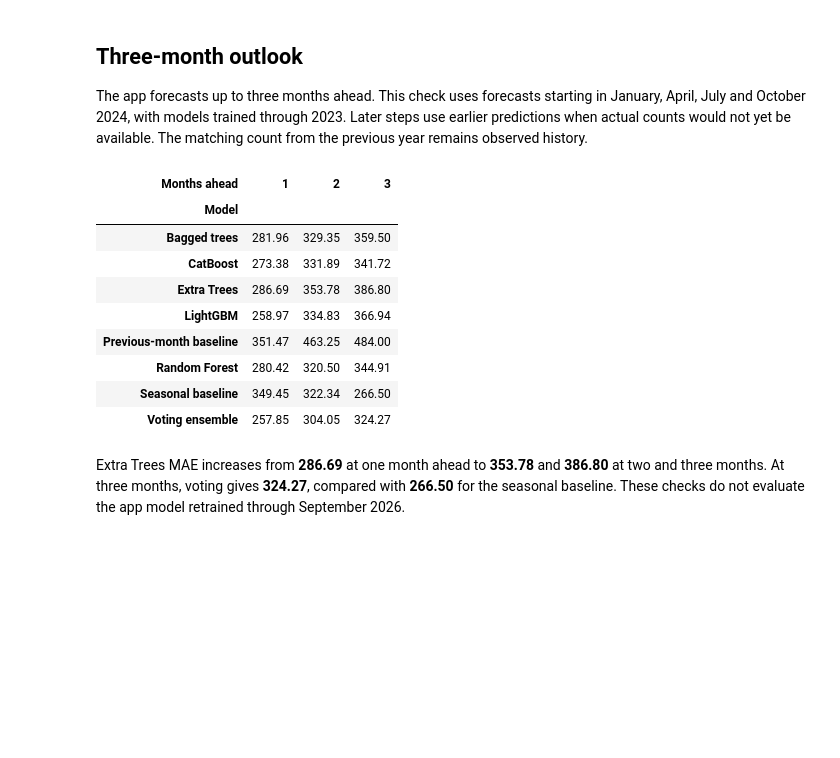
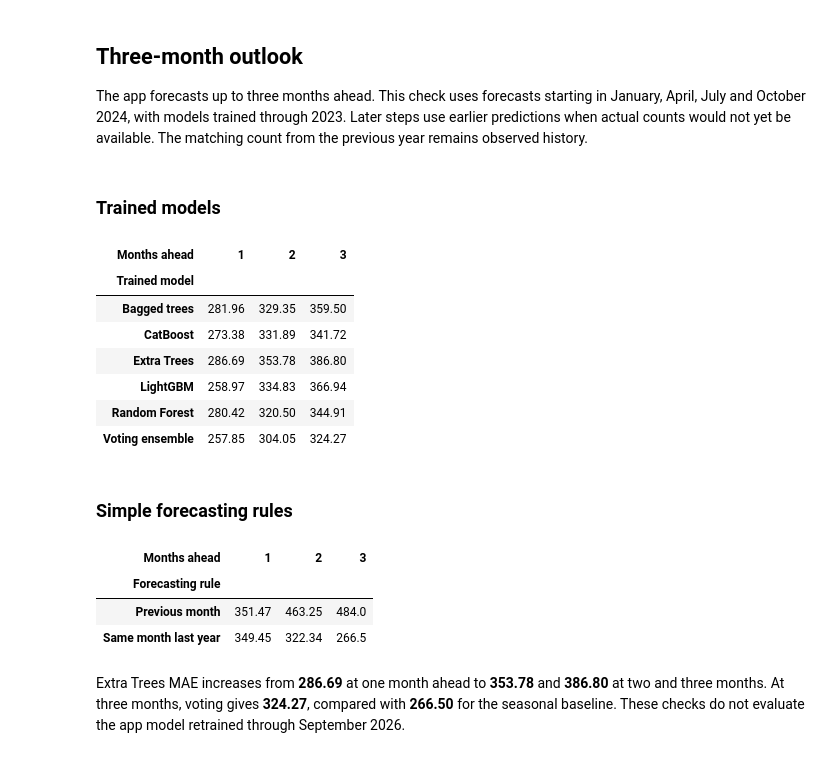
Before and after one commit to sbuhary/sri-lanka-tourism-forecast, a Jupyter notebook: notebooks/Tourism_Arrivals_Analysis.ipynb, the cells around one changed output. Drawn from its saved outputs; the diff is of its cells as text; code cells hidden in the pictures; blank space fills up the shorter version.

```diff
--- a/notebooks/Tourism_Arrivals_Analysis.ipynb
+++ b/notebooks/Tourism_Arrivals_Analysis.ipynb
@@ -219,10 +221,24 @@ def compare_models(fitted, frame):
                          for name, prediction in estimates.items()}).T.sort_values('MAE')
 
 
+def show_comparison(scores, decimals=3):
+    rule_names = ['Previous-month baseline', 'Seasonal baseline']
+    trained = scores.loc[~scores.index.isin(rule_names)].copy()
+    rules = scores.loc[scores.index.isin(rule_names)].copy()
+    trained.index.name = 'Trained model'
+    rules = rules.rename(index={'Previous-month baseline': 'Previous month',
+                                'Seasonal baseline': 'Same month last year'})
+    rules.index.name = 'Forecasting rule'
+    display(Markdown('### Trained models'))
+    display(trained.rename(columns={'R2': 'R²', 'WAPE_pct': 'WAPE %'}).round(decimals))
+    display(Markdown('### Simple forecasting rules'))
+    display(rules.rename(columns={'R2': 'R²', 'WAPE_pct': 'WAPE %'}).round(decimals))
+
+
 models = fit_models(train_data)
 comparison = compare_models(models, validation_data)
 chosen_name = 'Extra Trees'
-display(comparison.round(3))
+show_comparison(comparison)
 
 
 def predict_arrivals(frame):
@@ -321,43 +347,48 @@ for name in list(models) + ['Previous-month baseline', 'Seasonal baseline']:
             for country in sorted(known_countries):
                 inputs = {'Country': country, 'month_number': target_month.month}
                 for lag in [1, 2, 3, 12]:
                     earlier_month = target_month - lag
                     key = (country, earlier_month)
                     # Do not feed future actual counts into the forecast.
                     inputs[f'lag_{lag}'] = (forecast_values.get(key) if earlier_month >= start_month
                                            else history.get(key))
                 if all(pd.notna(value) for value in inputs.values()):
                     batch.append(inputs)
             frame = pd.DataFrame(batch)
             if name == 'Previous-month baseline':
                 estimates = frame.lag_1.to_numpy()
             elif name == 'Seasonal baseline':
                 estimates = frame.lag_12.to_numpy()
             else:
                 estimates = predict_model(name, models[name], frame)
             for country, estimate in zip(frame.Country, estimates):
                 forecast_values[(country, target_month)] = estimate
                 actual = history.get((country, target_month))
                 if pd.notna(actual):
                     horizon_rows.append([name, step + 1, actual, estimate])
 
 horizon_check = pd.DataFrame(horizon_rows, columns=['Model', 'Horizon', 'Actual', 'Prediction'])
 horizon_scores = pd.DataFrame([
     {'Model': name, 'Months ahead': horizon, 'Cases': len(group),
      **calculate_scores(group.Actual, group.Prediction)}
     for (name, horizon), group in horizon_check.groupby(['Model', 'Horizon'])])
-display(horizon_scores.pivot(index='Model', columns='Months ahead', values='MAE').round(2))
+horizon_table = horizon_scores.pivot(index='Model', columns='Months ahead', values='MAE')
+show_comparison(horizon_table, decimals=2)
 # %% [output]
+### Trained models
 | Months ahead | 1 | 2 | 3 |
-| Model |  |  |  |
+| Trained model |  |  |  |
 | Bagged trees | 281.96 | 329.35 | 359.50 |
 | CatBoost | 273.38 | 331.89 | 341.72 |
 | Extra Trees | 286.69 | 353.78 | 386.80 |
 | LightGBM | 258.97 | 334.83 | 366.94 |
-| Previous-month baseline | 351.47 | 463.25 | 484.00 |
 | Random Forest | 280.42 | 320.50 | 344.91 |
-| Seasonal baseline | 349.45 | 322.34 | 266.50 |
 | Voting ensemble | 257.85 | 304.05 | 324.27 |
+### Simple forecasting rules
+| Months ahead | 1 | 2 | 3 |
+| Forecasting rule |  |  |  |
+| Previous month | 351.47 | 463.25 | 484.0 |
+| Same month last year | 349.45 | 322.34 | 266.5 |
 # %% [markdown]
 Extra Trees MAE increases from **286.69** at one month ahead to **353.78** and **386.80** at two and three months. At three months, voting gives **324.27**, compared with **266.50** for the seasonal baseline. These checks do not evaluate the app model retrained through September 2026.
 # %% [markdown]
```
Also changed, not shown: parts of 4 cells of this notebook.
